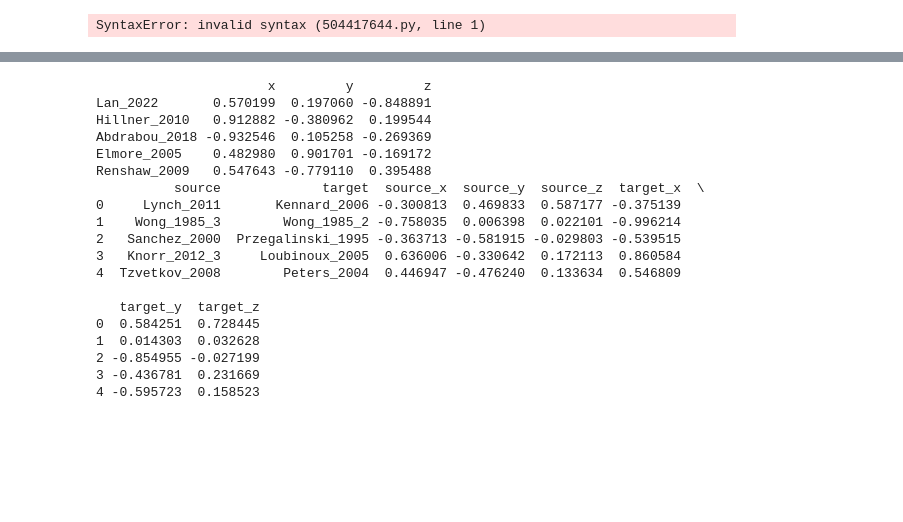
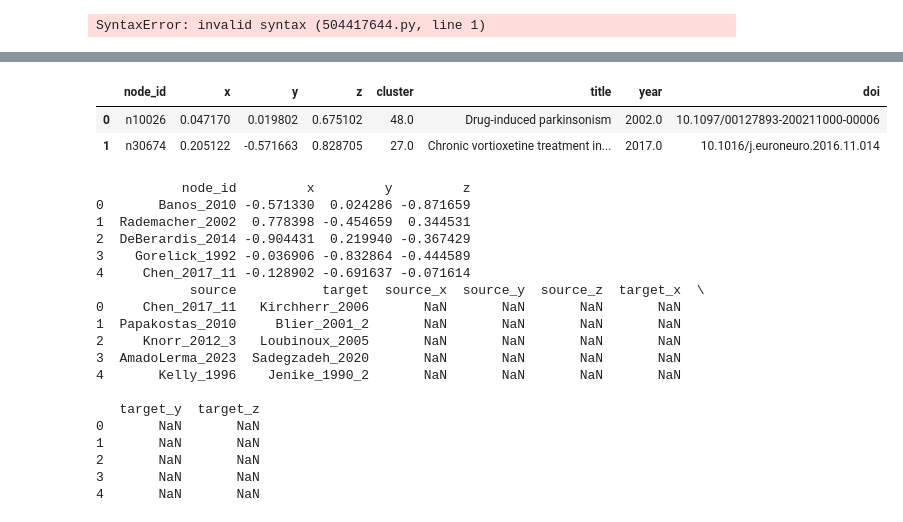
Before and after one commit to jarolim14/SSRI-Evolution, a Jupyter notebook: notebooks/TEST - 12-PostMainPath copy.ipynb, the cells around one changed output, grey strips where cells are left out. Cells and saved outputs as stored; diff of their text form; code cells hidden in the pictures; blank space fills up the shorter version.

```diff
--- a/notebooks/TEST - 12-PostMainPath copy.ipynb
+++ b/notebooks/TEST - 12-PostMainPath copy.ipynb
@@ -381,0 +526,6 @@ G_sample = G.subgraph(sample_nodes)
+# %%
+df_nodes_pos.head(2)
+# %% [output]
+|  | node_id | x | y | z | cluster | title | year | doi |
+| 0 | n10026 | 0.047170 | 0.019802 | 0.675102 | 48.0 | Drug-induced parkinsonism | 2002.0 | 10.1097/00127893-200211000-00006 |
+| 1 | n30674 | 0.205122 | -0.571663 | 0.828705 | 27.0 | Chronic vortioxetine treatment in... | 2017.0 | 10.1016/j.euroneuro.2016.11.014 |
@@ -382,5 +580,5 @@ G_sample = G.subgraph(sample_nodes)
 # %%
-# import graphml
+import pandas as pd
 import networkx as nx
 G = nx.read_graphml("/Users/jlq293/Projects/Study-1-Bibliometrics/data/05-graphs/citation-graph/directed_citation_graph.graphml")
 
@@ -406,42 +604,44 @@ nx.write_graphml(G_sample, "/Users/jlq293/Projects/Random Projects/LW-ThreeJS/SS
 pos = nx.fruchterman_reingold_layout(G_sample, dim=3)
 
 # save to csv
-df = pd.DataFrame(pos).T
-df.columns = ["x", "y", "z"]
-df.to_csv("/Users/jlq293/Projects/Random Projects/LW-ThreeJS/SSRI/dat/nodes_positions.csv")
-print(df.head())
+df_nodes_pos = pd.DataFrame(pos).T
+df_nodes_pos.columns = ["x", "y", "z"]
+df_nodes_pos.reset_index(inplace=True)
+df_nodes_pos.rename(columns={"index": "node_id"}, inplace=True)
+df_nodes_pos.to_csv("/Users/jlq293/Projects/Random Projects/LW-ThreeJS/ssrifromscratch/data/nodes.csv")
+print(df_nodes_pos.head())
 
 # edge list to df
 edges = nx.to_pandas_edgelist(G_sample)
 
 # add columns for source and target positions
-edges["source_x"] = edges["source"].map(df["x"])
-edges["source_y"] = edges["source"].map(df["y"])
-edges["source_z"] = edges["source"].map(df["z"])
-edges["target_x"] = edges["target"].map(df["x"])
-edges["target_y"] = edges["target"].map(df["y"])
-edges["target_z"] = edges["target"].map(df["z"])
+edges["source_x"] = edges["source"].map(df_nodes_pos["x"])
+edges["source_y"] = edges["source"].map(df_nodes_pos["y"])
+edges["source_z"] = edges["source"].map(df_nodes_pos["z"])
+edges["target_x"] = edges["target"].map(df_nodes_pos["x"])
+edges["target_y"] = edges["target"].map(df_nodes_pos["y"])
+edges["target_z"] = edges["target"].map(df_nodes_pos["z"])
 
-edges.to_csv("/Users/jlq293/Projects/Random Projects/LW-ThreeJS/SSRI/dat/edges.csv", index=False)
+edges.to_csv("/Users/jlq293/Projects/Random Projects/LW-ThreeJS/ssrifromscratch/data/edges.csv", index=False)
 
 print(edges.head())
 # %% [output]
-                      x         y         z
-Lan_2022       0.570199  0.197060 -0.848891
-Hillner_2010   0.912882 -0.380962  0.199544
-Abdrabou_2018 -0.932546  0.105258 -0.269369
-Elmore_2005    0.482980  0.901701 -0.169172
-Renshaw_2009   0.547643 -0.779110  0.395488
-          source             target  source_x  source_y  source_z  target_x  \
-0     Lynch_2011       Kennard_2006 -0.300813  0.469833  0.587177 -0.375139
-1    Wong_1985_3        Wong_1985_2 -0.758035  0.006398  0.022101 -0.996214
-2   Sanchez_2000  Przegalinski_1995 -0.363713 -0.581915 -0.029803 -0.539515
-3   Knorr_2012_3     Loubinoux_2005  0.636006 -0.330642  0.172113  0.860584
-4  Tzvetkov_2008        Peters_2004  0.446947 -0.476240  0.133634  0.546809
+           node_id         x         y         z
+0       Banos_2010 -0.571330  0.024286 -0.871659
+1  Rademacher_2002  0.778398 -0.454659  0.344531
+2  DeBerardis_2014 -0.904431  0.219940 -0.367429
+3    Gorelick_1992 -0.036906 -0.832864 -0.444589
+4     Chen_2017_11 -0.128902 -0.691637 -0.071614
+            source           target  source_x  source_y  source_z  target_x  \
+0     Chen_2017_11   Kirchherr_2006       NaN       NaN       NaN       NaN
+1  Papakostas_2010     Blier_2001_2       NaN       NaN       NaN       NaN
+2     Knorr_2012_3   Loubinoux_2005       NaN       NaN       NaN       NaN
+3  AmadoLerma_2023  Sadegzadeh_2020       NaN       NaN       NaN       NaN
+4       Kelly_1996    Jenike_1990_2       NaN       NaN       NaN       NaN
 
    target_y  target_z
-0  0.584251  0.728445
-1  0.014303  0.032628
-2 -0.854955 -0.027199
-3 -0.436781  0.231669
-4 -0.595723  0.158523
+0       NaN       NaN
+1       NaN       NaN
+2       NaN       NaN
+3       NaN       NaN
+4       NaN       NaN
```
Also changed, not shown: parts of 8 cells of this notebook.
